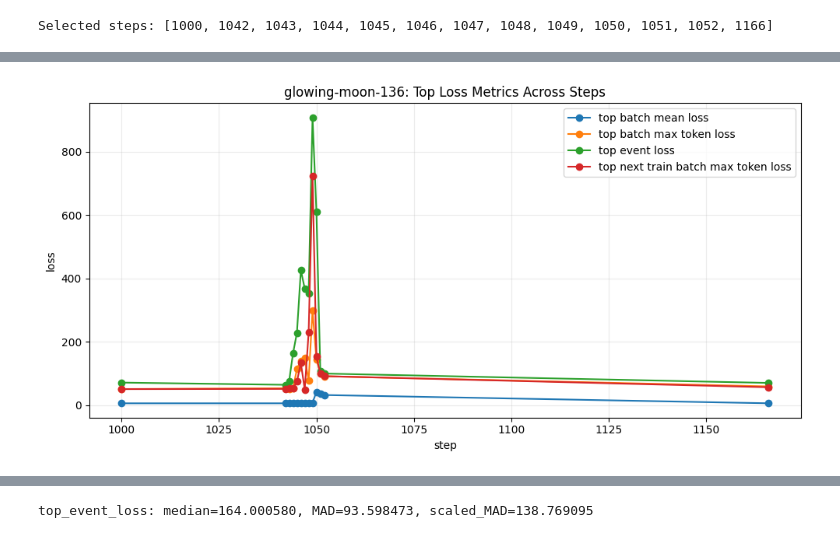
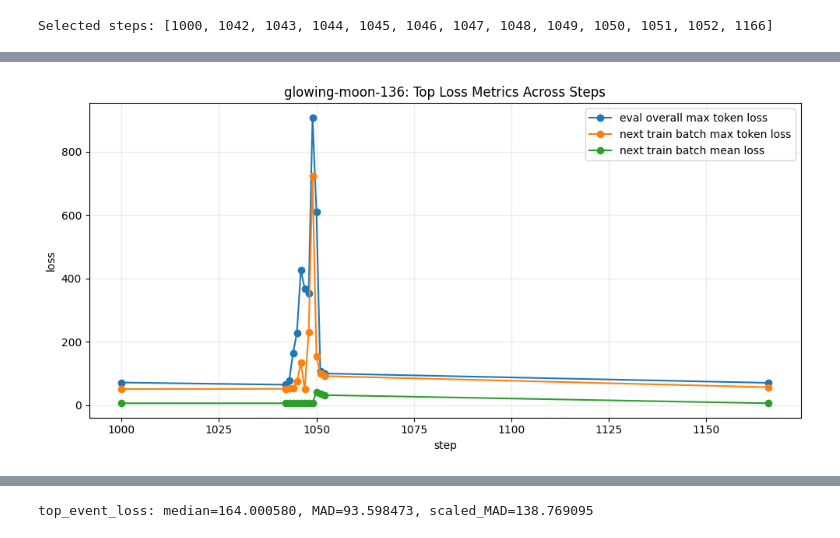
Before and after one commit to tingtang2/picodo, a Jupyter notebook: inspect_loss_reports_across_steps.ipynb, the cells around one changed output, grey strips where cells are left out. Cells and saved outputs as stored; diff of their text form; code cells hidden in the pictures.

```diff
--- a/inspect_loss_reports_across_steps.ipynb
+++ b/inspect_loss_reports_across_steps.ipynb
@@ -76,10 +76,11 @@ for step in selected_steps:
     rec = {
         'step': int(step),
         'top_batch_index': top_batch.get('batch_index'),
-        'top_batch_mean_loss': top_batch.get('mean_loss'),
-        'top_batch_max_token_loss': top_batch.get('max_token_loss'),
-        'top_event_loss': top_event.get('loss'),
+        'eval_max_batch_mean_loss': top_batch.get('mean_loss'),
+        'eval_max_token_in_max_batch_loss': top_batch.get('max_token_loss'),
+        'eval_overall_max_token_loss': top_event.get('loss'),
         'next_train_batch_max_token_loss': (rep.get('next_train_batch_analysis') or {}).get('batch_max_token_loss'),
+        'next_train_batch_mean_loss': (rep.get('next_train_batch_analysis') or {}).get('batch_mean_loss'),
         'top_event_batch_index': top_event.get('batch_index'),
         'top_event_example_index': top_event.get('example_index'),
         'top_event_position': top_event.get('position'),
@@ -119,16 +120,15 @@ Loaded reports: 13
 # %%
 if len(df):
     fig, ax = plt.subplots(figsize=(10, 5))
-    ax.plot(df['step'], df['top_batch_mean_loss'], marker='o', label='top batch mean loss')
-    ax.plot(df['step'], df['top_batch_max_token_loss'], marker='o', label='top batch max token loss')
-    ax.plot(df['step'], df['top_event_loss'], marker='o', label='top event loss')
-    ax.plot(df['step'], df['next_train_batch_max_token_loss'], marker='o', label='top next train batch max token loss')
+    ax.plot(df['step'], df['eval_overall_max_token_loss'], marker='o', label='eval overall max token loss')
+    ax.plot(df['step'], df['next_train_batch_max_token_loss'], marker='o', label='next train batch max token loss')
+    ax.plot(df['step'], df['next_train_batch_mean_loss'], marker='o', label='next train batch mean loss')
     ax.set_title(f"{RUN_NAME}: Top Loss Metrics Across Steps")
     ax.set_xlabel('step')
     ax.set_ylabel('loss')
     ax.grid(alpha=0.25)
     ax.legend()
     plt.tight_layout()
     plt.show()
 # %% [output]
-[figure, old version]
+[figure, new version]
```
Also changed, not shown: parts of 3 cells of this notebook.
